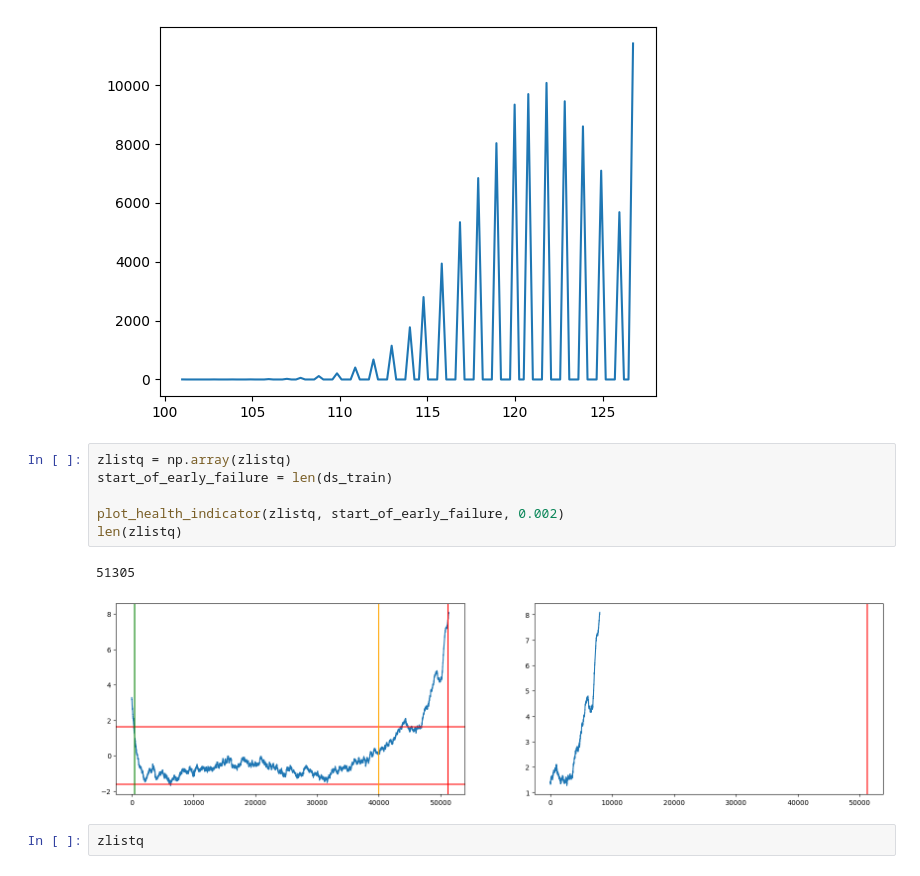
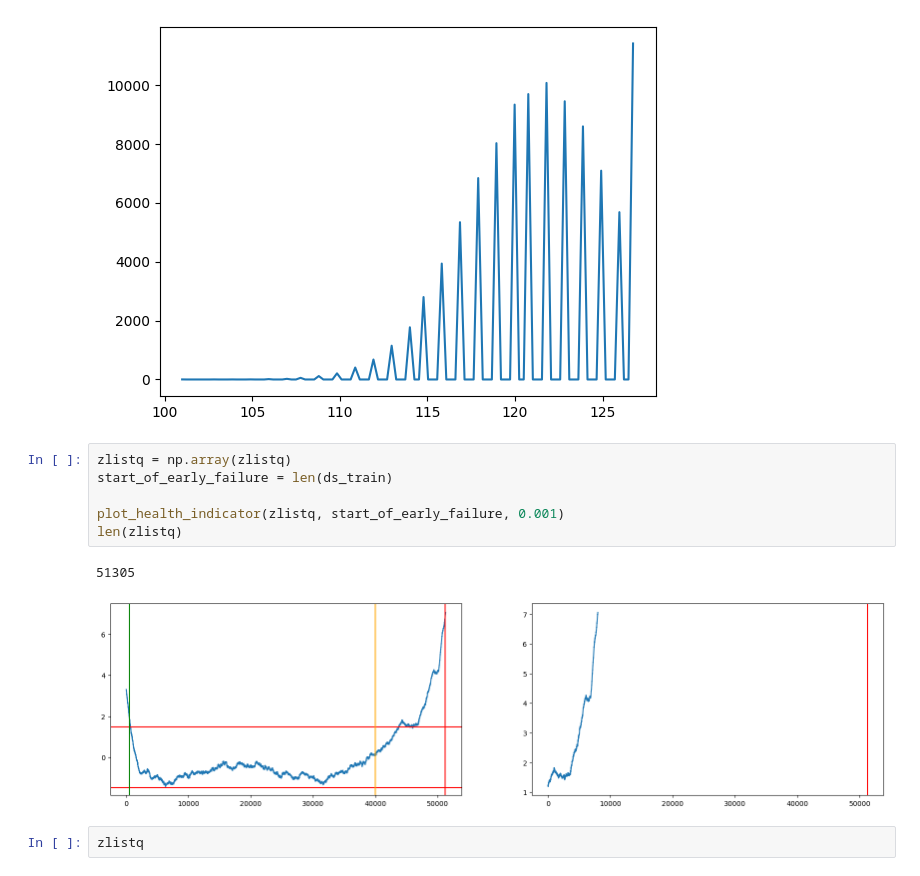
Before and after one commit to bitmorse/bearings-max78000, a Jupyter notebook: playground.ipynb, the cells around one changed output. Drawn from its saved outputs; the diff is of its cells as text.

```diff
--- a/playground.ipynb
+++ b/playground.ipynb
@@ -341,12 +341,12 @@ plt.plot(binsq[:-1], histq, label='unquant')
 # %%
 zlistq = np.array(zlistq)
 start_of_early_failure = len(ds_train)
 
-plot_health_indicator(zlistq, start_of_early_failure, 0.002)
+plot_health_indicator(zlistq, start_of_early_failure, 0.001)
 len(zlistq)
 # %% [output]
 51305
-[figure, old version]
+[figure, new version]
 # %%
 zlistq
 # %% [output]
```
Also changed, not shown: 1 other file.
